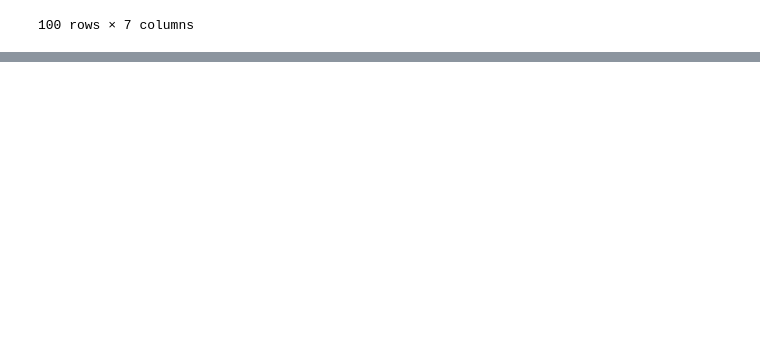
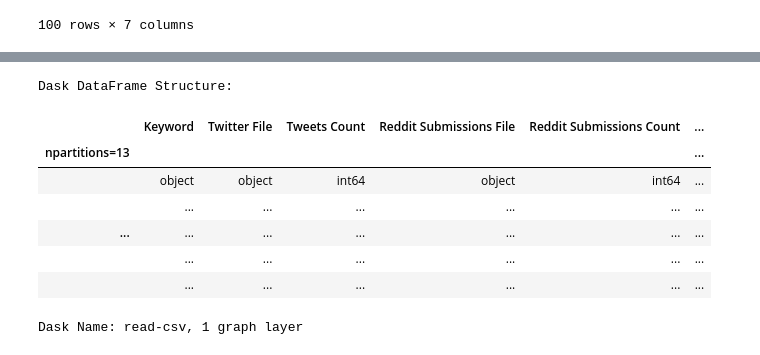
Before and after one commit to SumYg/FYP-Sentiment-Analysis-System, a Jupyter notebook: Untitled.ipynb, the cells around one changed output, grey strips where cells are left out. Saved outputs shown, nothing was run; the diff lists cells and outputs as text; code cells hidden in the pictures; blank space fills up the shorter version.

```diff
--- a/Untitled.ipynb
+++ b/Untitled.ipynb
@@ -81,0 +159,14 @@ df1.sort_values(['like_count', 'retweet_count'])
+# %%
+csv_df = dd.read_csv(target)
+# %%
+csv_df
+# %% [output]
+Dask DataFrame Structure:
+|  | Keyword | Twitter File | Tweets Count | Reddit Submissions File | Reddit Submissions Count | ... |
+| npartitions=13 |  |  |  |  |  | ... |
+|  | object | object | int64 | object | int64 | ... |
+|  | ... | ... | ... | ... | ... | ... |
+| ... | ... | ... | ... | ... | ... | ... |
+|  | ... | ... | ... | ... | ... | ... |
+|  | ... | ... | ... | ... | ... | ... |
+Dask Name: read-csv, 1 graph layer
```
Also changed, not shown: parts of 25 cells of this notebook.
